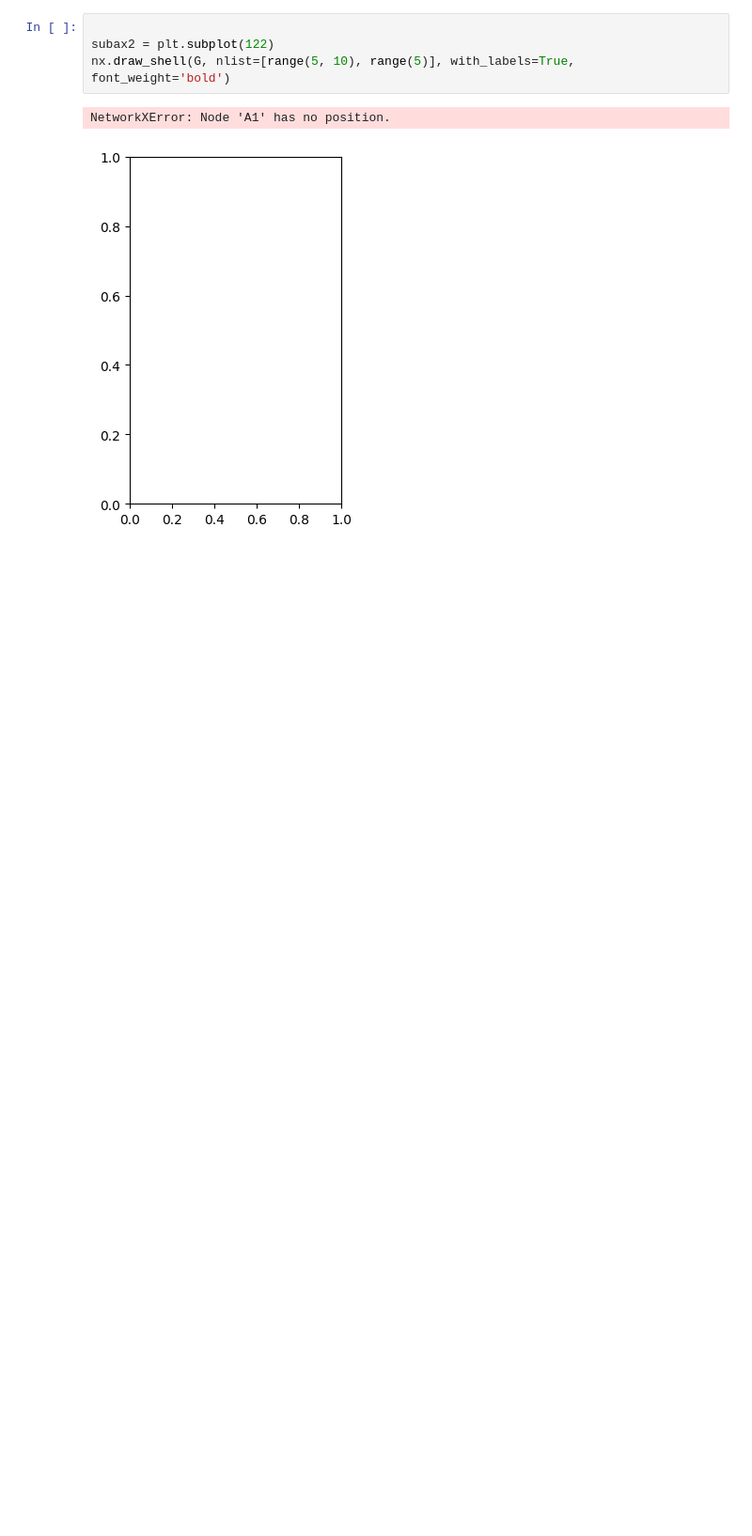
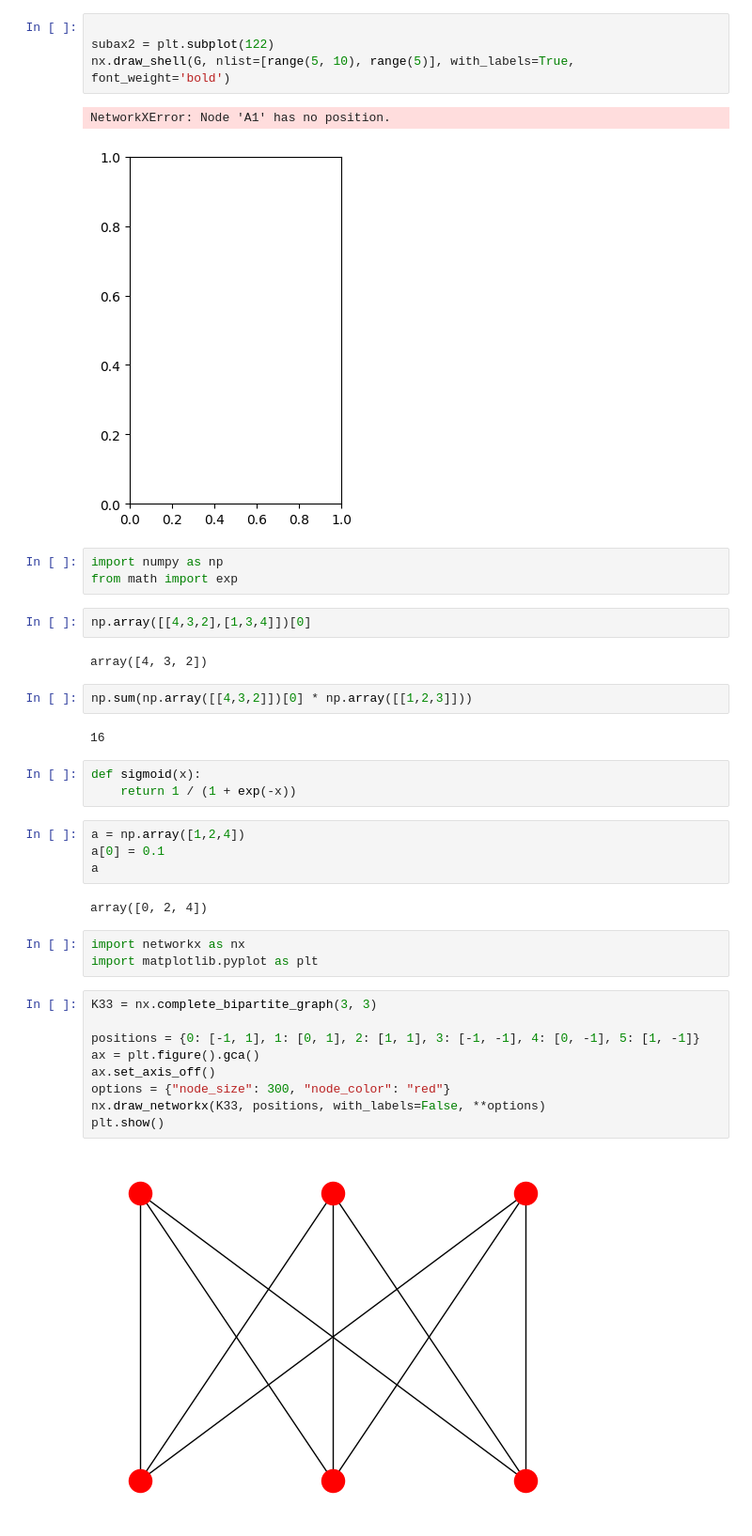
Before and after one commit to redfairy0/deep_learning, a Jupyter notebook: test_2.ipynb, the cells around one changed output. Shown: that part at 94% size. Drawn from its saved outputs; the diff is of its cells as text; blank space fills up the shorter version.

```diff
--- a/test_2.ipynb
+++ b/test_2.ipynb
@@ -25,3 +69,37 @@ nx.draw_shell(G, nlist=[range(5, 10), range(5)], with_labels=True, font_weight='
 # %% [output]
 NetworkXError: Node 'A1' has no position.
 [figure]
+# %%
+import numpy as np
+from math import exp
+# %%
+np.array([[4,3,2],[1,3,4]])[0]
+# %% [output]
+array([4, 3, 2])
+# %%
+np.sum(np.array([[4,3,2]])[0] * np.array([[1,2,3]]))
+# %% [output]
+16
+# %%
+def sigmoid(x):
+    return 1 / (1 + exp(-x))
+# %%
+a = np.array([1,2,4])
+a[0] = 0.1
+a
+# %% [output]
+array([0, 2, 4])
+# %%
+import networkx as nx
+import matplotlib.pyplot as plt
+# %%
+K33 = nx.complete_bipartite_graph(3, 3)
+
+positions = {0: [-1, 1], 1: [0, 1], 2: [1, 1], 3: [-1, -1], 4: [0, -1], 5: [1, -1]}
+ax = plt.figure().gca()
+ax.set_axis_off()
+options = {"node_size": 300, "node_color": "red"}
+nx.draw_networkx(K33, positions, with_labels=False, **options)
+plt.show()
+# %% [output]
+[figure, added]
```
Also changed, not shown: parts of 3 cells of this notebook, 1 other file.
